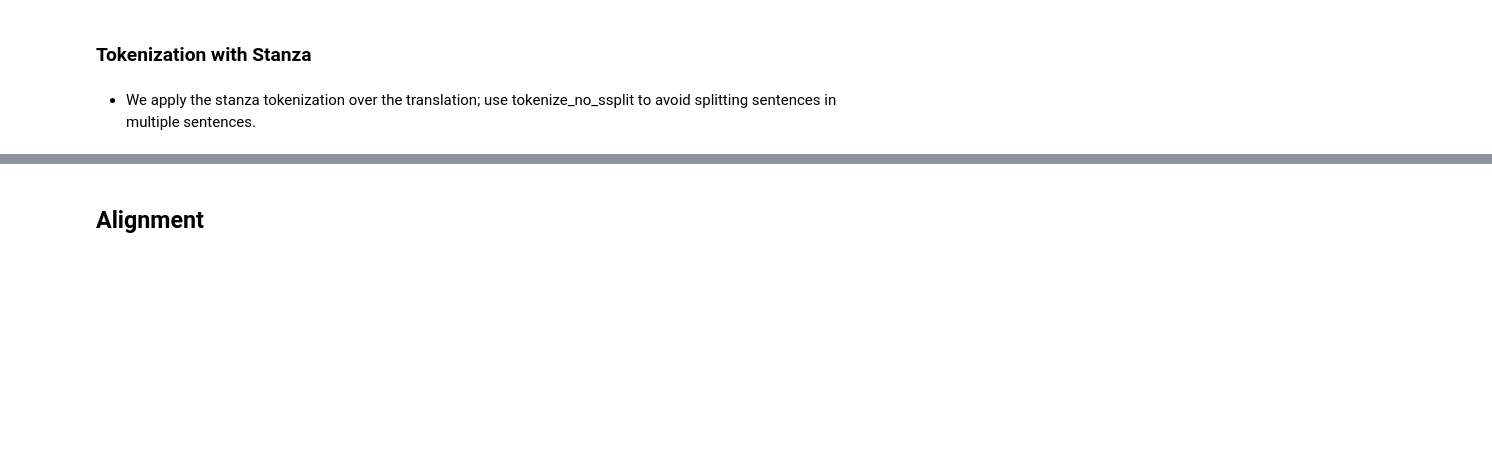
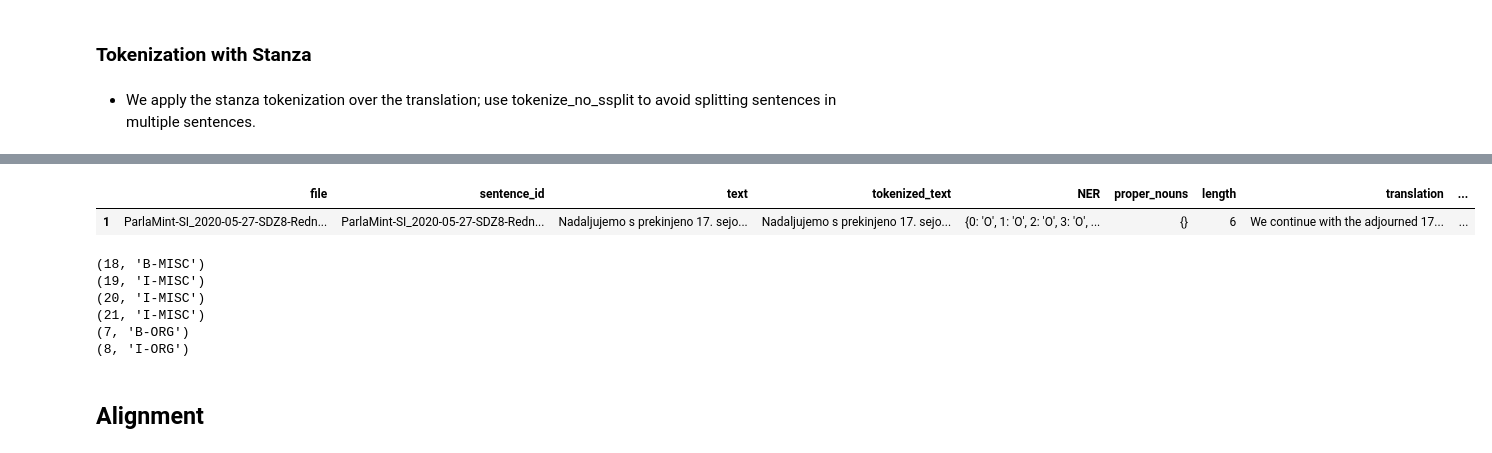
Before and after one commit to TajaKuzman/Parlamint-translation, a Jupyter notebook: 3-Workflow-with-CONNLu-files.ipynb, the cells around one changed output, grey strips where cells are left out. Saved outputs shown, nothing was run; the diff lists cells and outputs as text; code cells hidden in the pictures; blank space fills up the shorter version.

```diff
--- a/3-Workflow-with-CONNLu-files.ipynb
+++ b/3-Workflow-with-CONNLu-files.ipynb
@@ -185,3 +416,7 @@ df.to_csv("Parlamint-SI-sentences-conllu-workflow-sample.csv", sep="\t")
 ### Tokenization with Stanza
 # %% [markdown]
 - We apply the stanza tokenization over the translation; use tokenize_no_ssplit to avoid splitting sentences in multiple sentences.
+# %%
+import stanza
+
+nlp = stanza.Pipeline(lang='en', processors='tokenize', tokenize_no_ssplit = True)
@@ -187,0 +436,25 @@ df.to_csv("Parlamint-SI-sentences-conllu-workflow-sample.csv", sep="\t")
+# %%
+# Apply tokenization to English translation and add the sentences to the df
+
+En_sentences = df.translation.to_list()
+
+tokenized_sentences = []
+
+for i in En_sentences:
+	doc = nlp(i)
+	current_sentence_list = []
+
+	# Loop through the tokens in the sentence and add them to a current sentence list
+	for sentence in doc.sentences:
+		for word in sentence.words:
+			current_sentence_list.append(word.text)
+
+	# Join the list into a space-separated string
+	current_string = " ".join(current_sentence_list)
+
+	tokenized_sentences.append(current_string)
+
+# Add the result to the df
+df["translation-tokenized"] = tokenized_sentences
+
+df.head()
@@ -187,0 +471,22 @@ df.to_csv("Parlamint-SI-sentences-conllu-workflow-sample.csv", sep="\t")
+# %%
+df.head(1)
+# %% [output]
+|  | file | sentence_id | text | tokenized_text | NER | proper_nouns | length | translation | ... |
+| 1 | ParlaMint-SI_2020-05-27-SDZ8-Redn... | ParlaMint-SI_2020-05-27-SDZ8-Redn... | Nadaljujemo s prekinjeno 17. sejo... | Nadaljujemo s prekinjeno 17. sejo... | {0: 'O', 1: 'O', 2: 'O', 3: 'O', ... | {} | 6 | We continue with the adjourned 17... | ... |
+# %%
+df["NER"] = df["NER"].astype("str")
+df["NER"] = df["NER"].apply(lambda x: ast.literal_eval(x))
+
+test = df.NER.to_list()[:3]
+
+for i in test:
+	for element in list(i.items()):
+		if element[1] != "O":
+			print(element)
+# %% [output]
+(18, 'B-MISC')
+(19, 'I-MISC')
+(20, 'I-MISC')
+(21, 'I-MISC')
+(7, 'B-ORG')
+(8, 'I-ORG')
```
Also changed, not shown: parts of 43 cells of this notebook, 2 other files.
